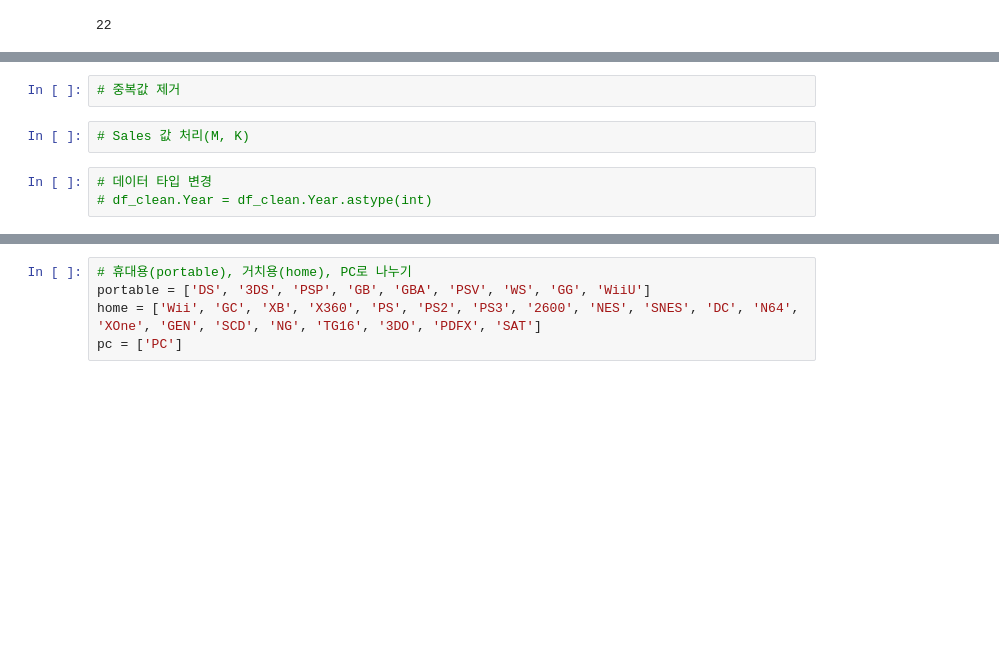
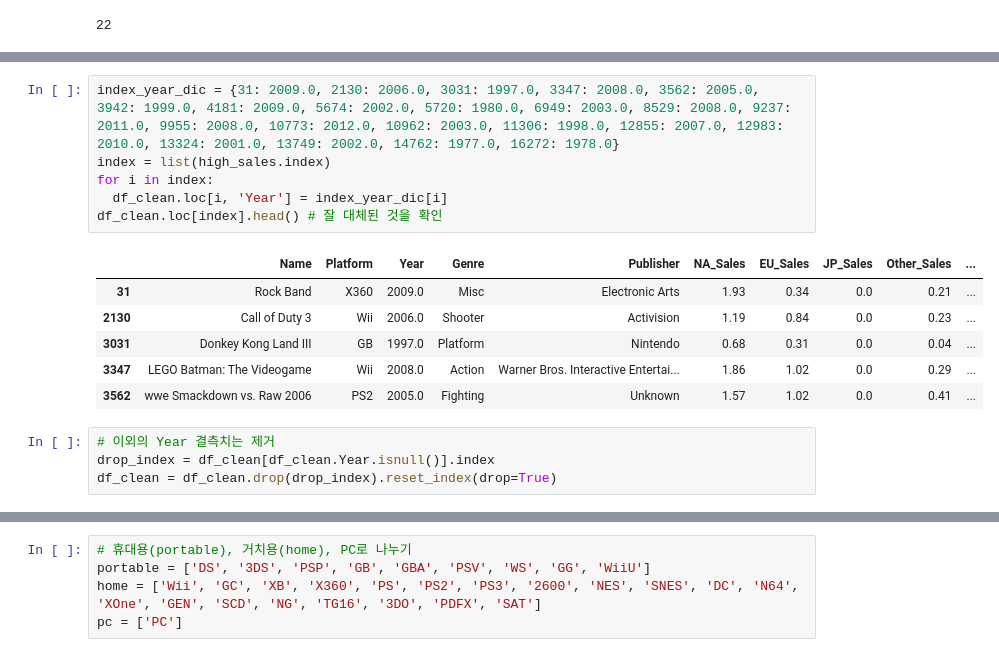
Before and after one commit to nan-park/section1_project, a Jupyter notebook: AI_section1_project.ipynb, the cells around one changed output, grey strips where cells are left out. Cells and saved outputs as stored; diff of their text form; blank space fills up the shorter version.

```diff
--- a/AI_section1_project.ipynb
+++ b/AI_section1_project.ipynb
@@ -404,7 +366,17 @@ missing_rows.
-# %%
-# 중복값 제거
-# %%
-# Sales 값 처리(M, K)
-# %%
-# 데이터 타입 변경
-# df_clean.Year = df_clean.Year.astype(int)
+# %%
+index_year_dic = {31: 2009.0, 2130: 2006.0, 3031: 1997.0, 3347: 2008.0, 3562: 2005.0, 3942: 1999.0, 4181: 2009.0, 5674: 2002.0, 5720: 1980.0, 6949: 2003.0, 8529: 2008.0, 9237: 2011.0, 9955: 2008.0, 10773: 2012.0, 10962: 2003.0, 11306: 1998.0, 12855: 2007.0, 12983: 2010.0, 13324: 2001.0, 13749: 2002.0, 14762: 1977.0, 16272: 1978.0}
+index = list(high_sales.index)
+for i in index:
+  df_clean.loc[i, 'Year'] = index_year_dic[i]
+df_clean.loc[index].head() # 잘 대체된 것을 확인
+# %% [output]
+|  | Name | Platform | Year | Genre | Publisher | NA_Sales | EU_Sales | JP_Sales | Other_Sales | ... |
+| 31 | Rock Band | X360 | 2009.0 | Misc | Electronic Arts | 1.93 | 0.34 | 0.0 | 0.21 | ... |
+| 2130 | Call of Duty 3 | Wii | 2006.0 | Shooter | Activision | 1.19 | 0.84 | 0.0 | 0.23 | ... |
+| 3031 | Donkey Kong Land III | GB | 1997.0 | Platform | Nintendo | 0.68 | 0.31 | 0.0 | 0.04 | ... |
+| 3347 | LEGO Batman: The Videogame | Wii | 2008.0 | Action | Warner Bros. Interactive Entertai... | 1.86 | 1.02 | 0.0 | 0.29 | ... |
+| 3562 | wwe Smackdown vs. Raw 2006 | PS2 | 2005.0 | Fighting | Unknown | 1.57 | 1.02 | 0.0 | 0.41 | ... |
+# %%
+# 이외의 Year 결측치는 제거
+drop_index = df_clean[df_clean.Year.isnull()].index
+df_clean = df_clean.drop(drop_index).reset_index(drop=True)
```
Also changed, not shown: parts of 6 cells of this notebook.
